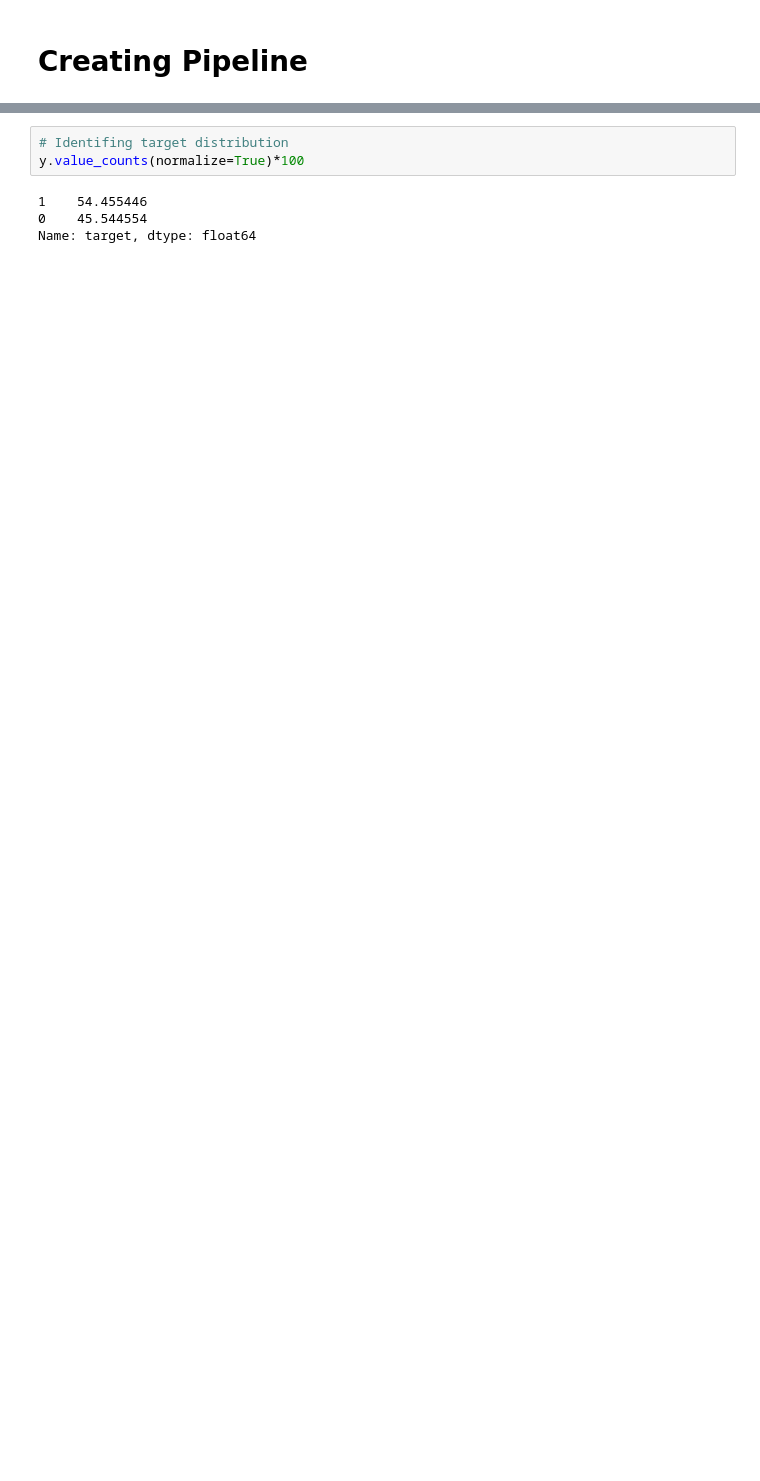
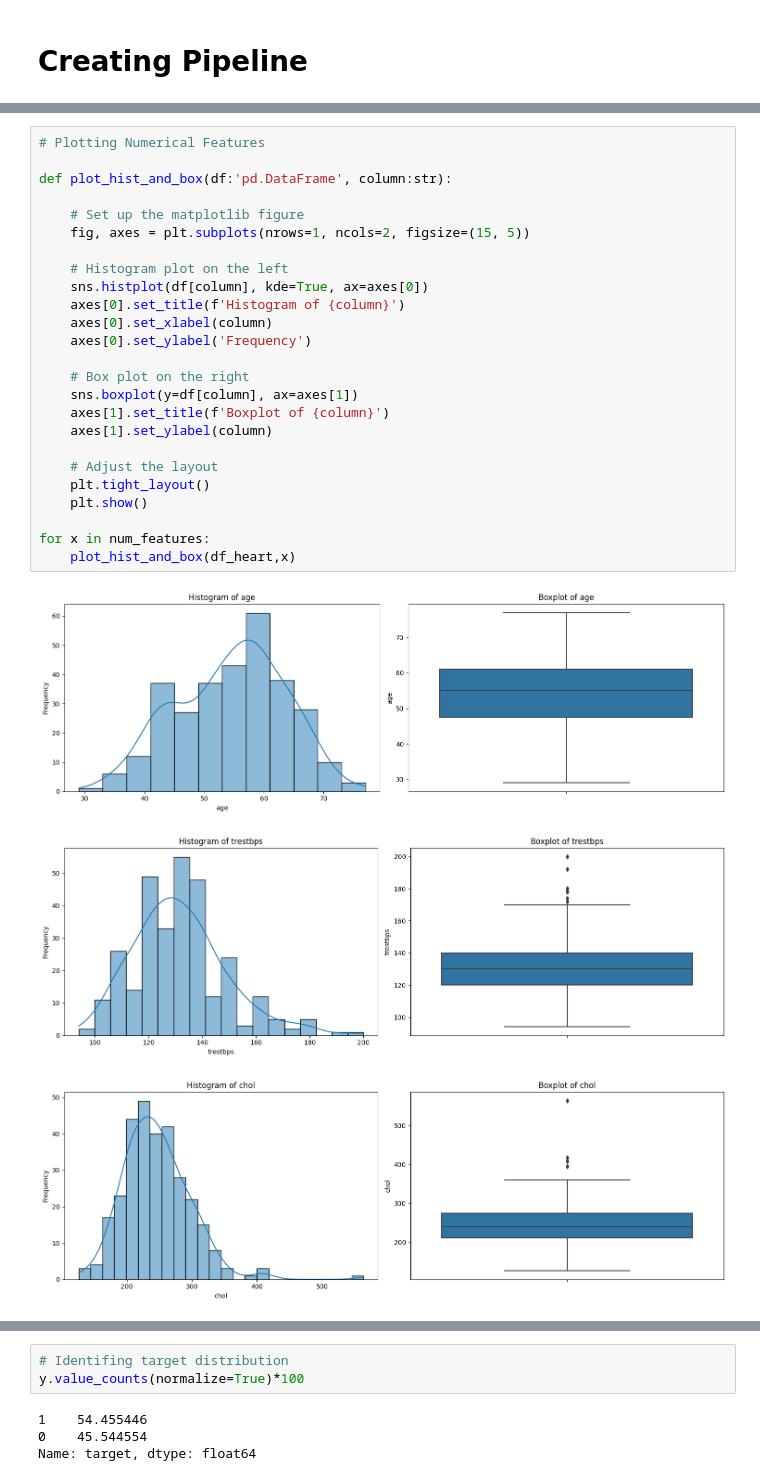
Before and after one commit to karushp/heart-disease-predict, a Jupyter notebook: notebook/heart-pipe.ipynb, the cells around one changed output, grey strips where cells are left out. Cells and saved outputs as stored; diff of their text form; blank space fills up the shorter version.

```diff
--- a/notebook/heart-pipe.ipynb
+++ b/notebook/heart-pipe.ipynb
@@ -22,0 +134,29 @@ y = df_heart['target']
+# %%
+# Plotting Numerical Features
+
+def plot_hist_and_box(df:'pd.DataFrame', column:str):
+
+    # Set up the matplotlib figure
+    fig, axes = plt.subplots(nrows=1, ncols=2, figsize=(15, 5))
+
+    # Histogram plot on the left
+    sns.histplot(df[column], kde=True, ax=axes[0])
+    axes[0].set_title(f'Histogram of {column}')
+    axes[0].set_xlabel(column)
+    axes[0].set_ylabel('Frequency')
+
+    # Box plot on the right
+    sns.boxplot(y=df[column], ax=axes[1])
+    axes[1].set_title(f'Boxplot of {column}')
+    axes[1].set_ylabel(column)
+
+    # Adjust the layout
+    plt.tight_layout()
+    plt.show()
+
+for x in num_features:
+    plot_hist_and_box(df_heart,x)
+# %% [output]
+[figure, added]
+[figure, added]
+[figure, added]
```
Also changed, not shown: parts of 30 cells of this notebook, 1 other file.
